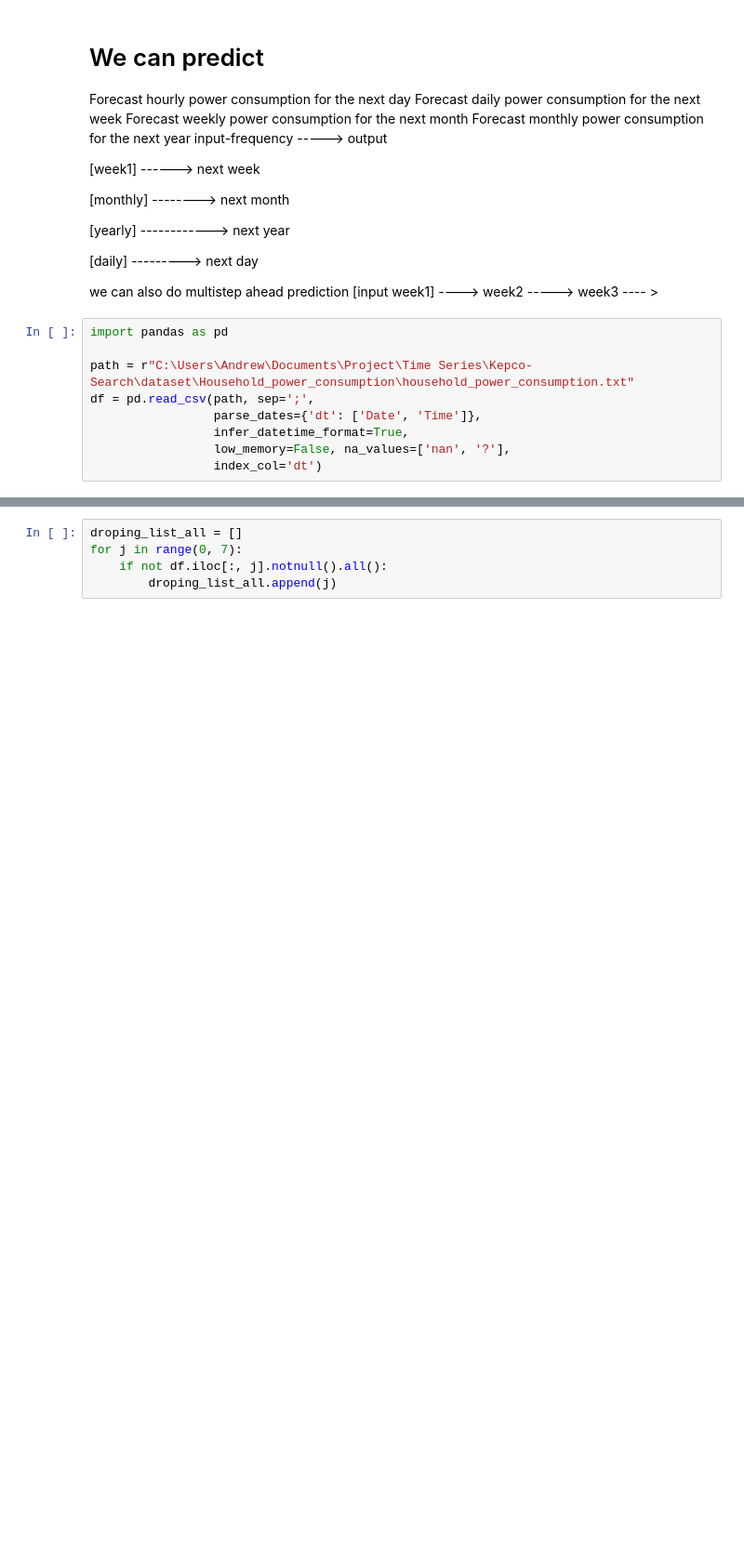
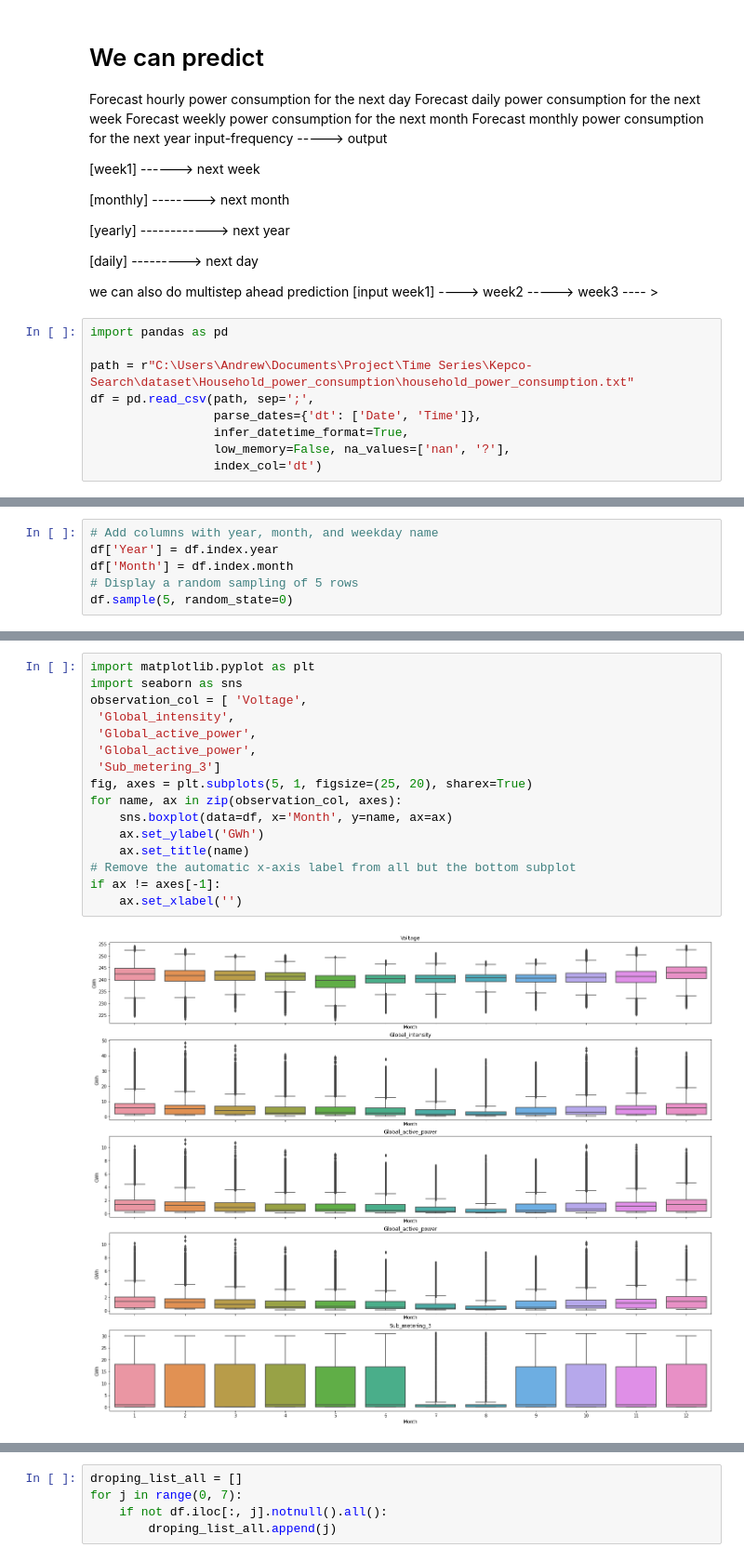
Before and after one commit to andrewlee1807/TSDatasets, a Jupyter notebook: household_electric_power_consumption.ipynb, the cells around one changed output, grey strips where cells are left out. Shown at 93% size. Saved outputs shown, nothing was run; the diff lists cells and outputs as text; blank space fills up the shorter version.

```diff
--- a/household_electric_power_consumption.ipynb
+++ b/household_electric_power_consumption.ipynb
@@ -37,0 +50,6 @@ df.head()
+# %%
+# Add columns with year, month, and weekday name
+df['Year'] = df.index.year
+df['Month'] = df.index.month
+# Display a random sampling of 5 rows
+df.sample(5, random_state=0)
@@ -37,0 +64,18 @@ df.head()
+# %%
+import matplotlib.pyplot as plt
+import seaborn as sns
+observation_col = [ 'Voltage',
+ 'Global_intensity',
+ 'Global_active_power',
+ 'Global_active_power',
+ 'Sub_metering_3']
+fig, axes = plt.subplots(5, 1, figsize=(25, 20), sharex=True)
+for name, ax in zip(observation_col, axes):
+    sns.boxplot(data=df, x='Month', y=name, ax=ax)
+    ax.set_ylabel('GWh')
+    ax.set_title(name)
+# Remove the automatic x-axis label from all but the bottom subplot
+if ax != axes[-1]:
+    ax.set_xlabel('')
+# %% [output]
+[figure, added]
```
Also changed, not shown: parts of 9 cells of this notebook, 2 other files.
